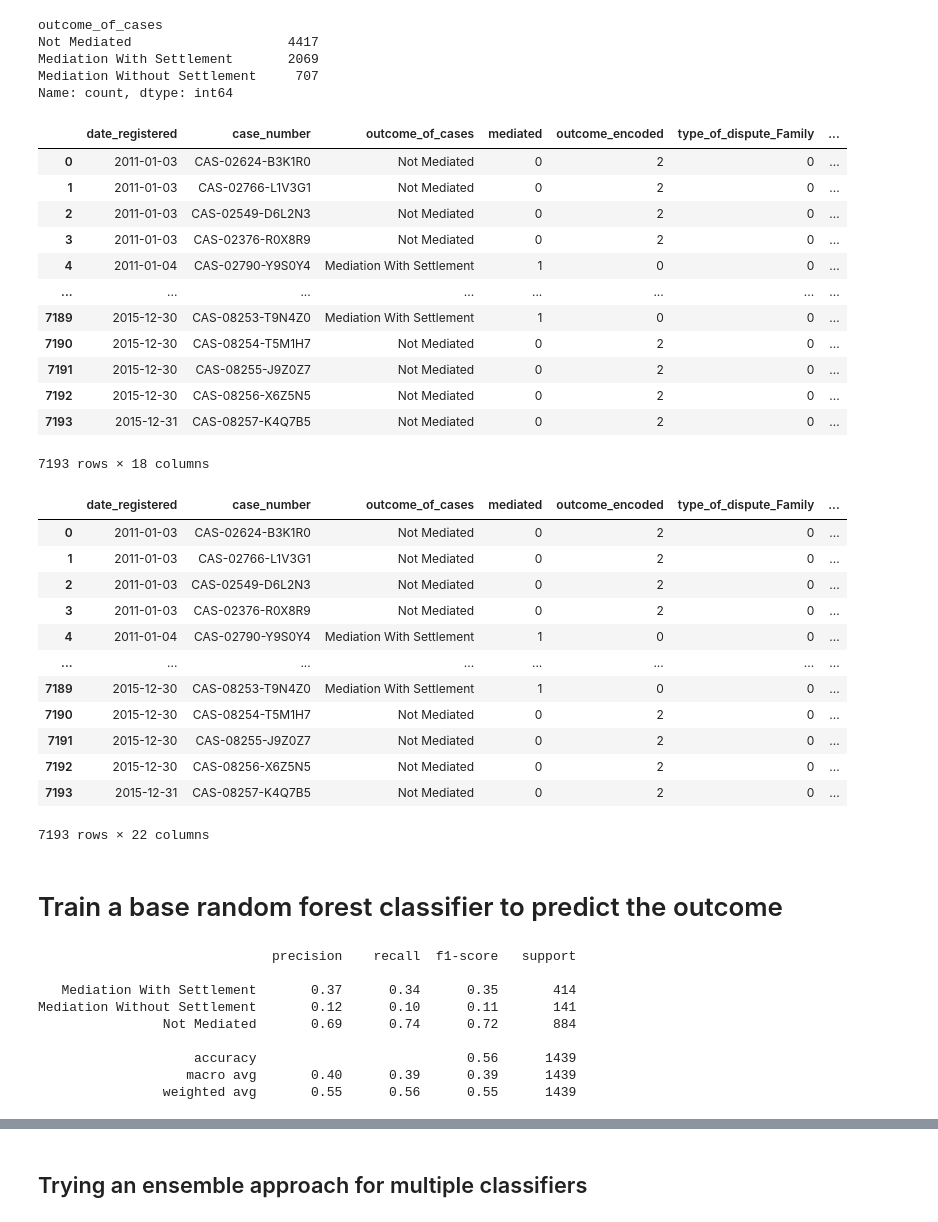
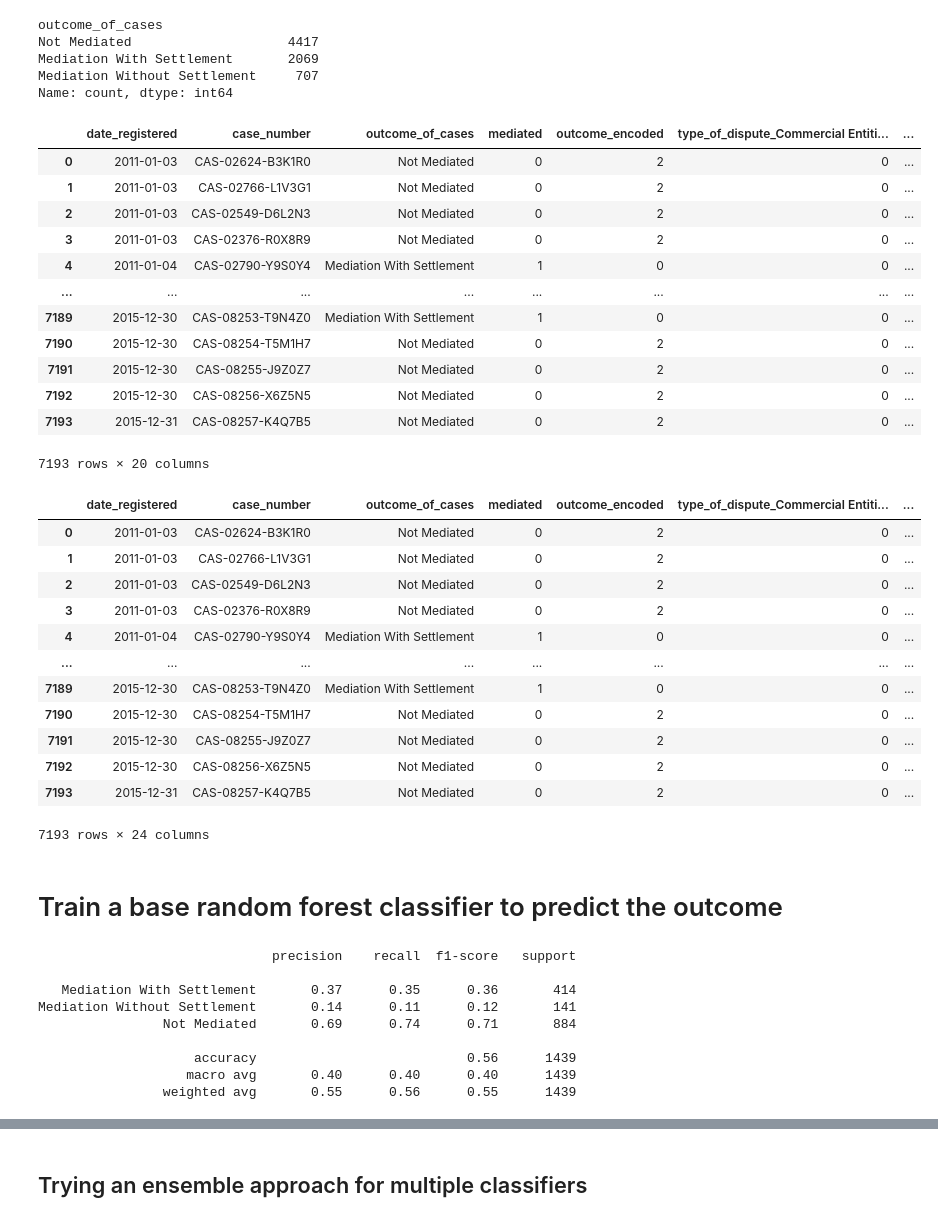
Before and after one commit to racheltlw/qstha, a Jupyter notebook: notebooks/Section2.ipynb, the cells around one changed output, grey strips where cells are left out. Cells and saved outputs as stored; diff of their text form; code cells hidden in the pictures.

```diff
--- a/notebooks/Section2.ipynb
+++ b/notebooks/Section2.ipynb
@@ -111,10 +111,10 @@ label_encoder = LabelEncoder()
 cmc_full["outcome_encoded"] = label_encoder.fit_transform(cmc_full['outcome_of_cases'])
 # %%
 # one hot encode the type of dispute, type of intake variables
-cmc_full= pd.get_dummies(cmc_full, columns=["type_of_dispute", "type_of_intake"], drop_first=True, dtype=int)
+cmc_full= pd.get_dummies(cmc_full, columns=["type_of_dispute", "type_of_intake"], dtype=int)
 cmc_full
 # %% [output]
-|  | date_registered | case_number | outcome_of_cases | mediated | outcome_encoded | type_of_dispute_Family | ... |
+|  | date_registered | case_number | outcome_of_cases | mediated | outcome_encoded | type_of_dispute_Commercial Entiti... | ... |
 | 0 | 2011-01-03 | CAS-02624-B3K1R0 | Not Mediated | 0 | 2 | 0 | ... |
 | 1 | 2011-01-03 | CAS-02766-L1V3G1 | Not Mediated | 0 | 2 | 0 | ... |
 | 2 | 2011-01-03 | CAS-02549-D6L2N3 | Not Mediated | 0 | 2 | 0 | ... |
@@ -126,7 +126,7 @@ cmc_full
 | 7191 | 2015-12-30 | CAS-08255-J9Z0Z7 | Not Mediated | 0 | 2 | 0 | ... |
 | 7192 | 2015-12-30 | CAS-08256-X6Z5N5 | Not Mediated | 0 | 2 | 0 | ... |
 | 7193 | 2015-12-31 | CAS-08257-K4Q7B5 | Not Mediated | 0 | 2 | 0 | ... |
-7193 rows × 18 columns
+7193 rows × 20 columns
 # %%
 cmc_full['year_registered'] = cmc_full['date_registered'].dt.year
 cmc_full['month_registered'] = cmc_full['date_registered'].dt.month
@@ -135,7 +135,7 @@ cmc_full['quarter_registered'] = cmc_full['date_registered'].dt.quarter
 # %%
 cmc_full
 # %% [output]
-|  | date_registered | case_number | outcome_of_cases | mediated | outcome_encoded | type_of_dispute_Family | ... |
+|  | date_registered | case_number | outcome_of_cases | mediated | outcome_encoded | type_of_dispute_Commercial Entiti... | ... |
 | 0 | 2011-01-03 | CAS-02624-B3K1R0 | Not Mediated | 0 | 2 | 0 | ... |
 | 1 | 2011-01-03 | CAS-02766-L1V3G1 | Not Mediated | 0 | 2 | 0 | ... |
 | 2 | 2011-01-03 | CAS-02549-D6L2N3 | Not Mediated | 0 | 2 | 0 | ... |
@@ -147,7 +147,7 @@ cmc_full
 | 7191 | 2015-12-30 | CAS-08255-J9Z0Z7 | Not Mediated | 0 | 2 | 0 | ... |
 | 7192 | 2015-12-30 | CAS-08256-X6Z5N5 | Not Mediated | 0 | 2 | 0 | ... |
 | 7193 | 2015-12-31 | CAS-08257-K4Q7B5 | Not Mediated | 0 | 2 | 0 | ... |
-7193 rows × 22 columns
+7193 rows × 24 columns
 # %% [markdown]
 # Train a base random forest classifier to predict the outcome
 # %%
@@ -174,12 +174,12 @@ print(classification_report(y_test, y_pred, target_names=label_encoder.classes_)
 # %% [output]
                               precision    recall  f1-score   support
 
-   Mediation With Settlement       0.37      0.34      0.35       414
-Mediation Without Settlement       0.12      0.10      0.11       141
-                Not Mediated       0.69      0.74      0.72       884
+   Mediation With Settlement       0.37      0.35      0.36       414
+Mediation Without Settlement       0.14      0.11      0.12       141
+                Not Mediated       0.69      0.74      0.71       884
 
                     accuracy                           0.56      1439
-                   macro avg       0.40      0.39      0.39      1439
+                   macro avg       0.40      0.40      0.40      1439
                 weighted avg       0.55      0.56      0.55      1439
 # %%
 import xgboost as xgb
```
Also changed, not shown: parts of 12 cells of this notebook, 5 other files.
